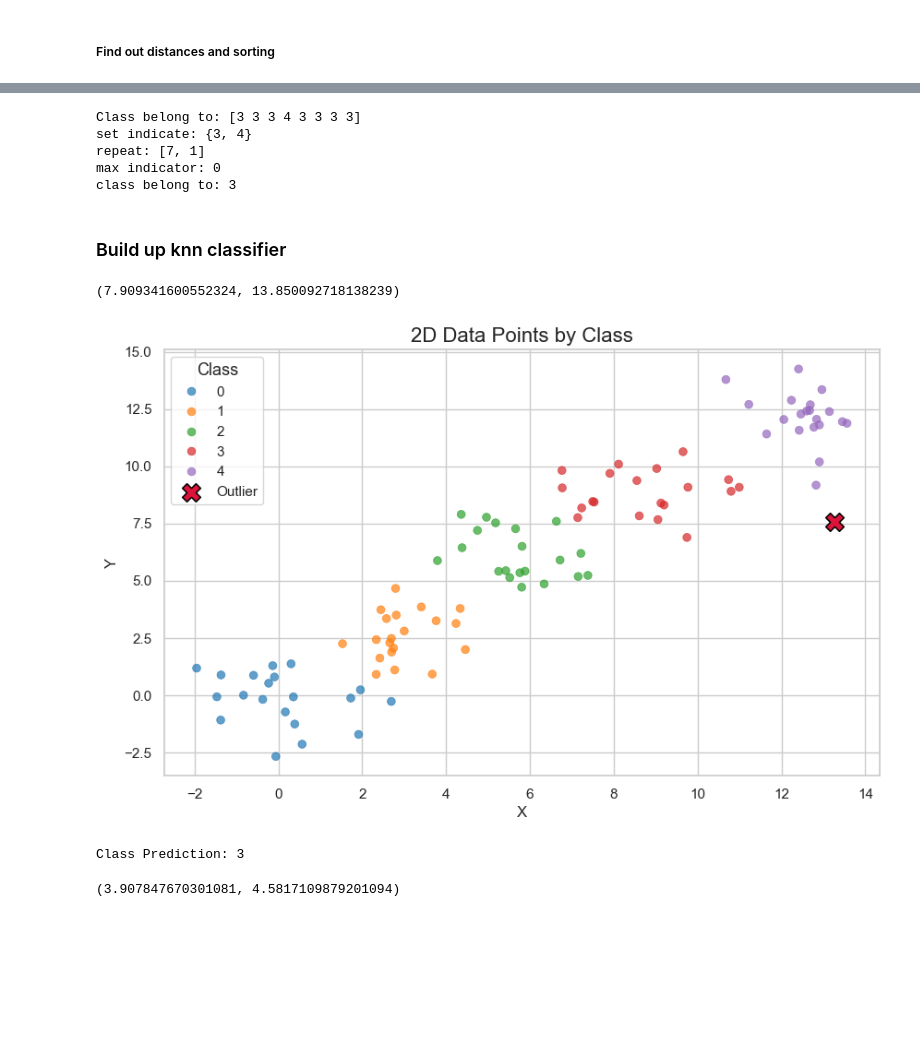
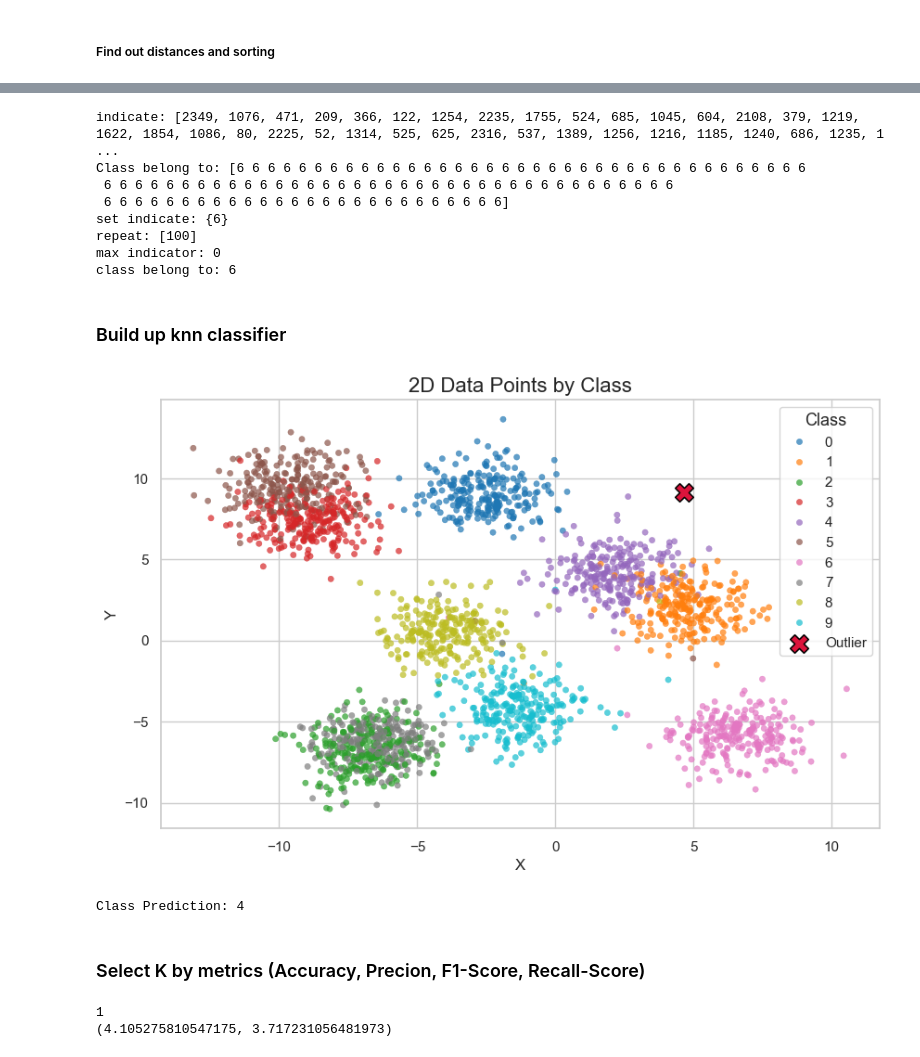
Before and after one commit to VayneMai020301/AIO-2024-Summarize, a Jupyter notebook: Module/module_3/week1/knn/knn_alogorithm.ipynb, the cells around one changed output, grey strips where cells are left out. Drawn from its saved outputs; the diff is of its cells as text; code cells hidden in the pictures; blank space fills up the shorter version.

```diff
--- a/Module/module_3/week1/knn/knn_alogorithm.ipynb
+++ b/Module/module_3/week1/knn/knn_alogorithm.ipynb
@@ -118,7 +124,7 @@ point_x: 10.01416430301394 | point_y: -2.3230492885366476
 # %% [markdown]
 ##### Find out distances and sorting
 # %%
-distance_matrix = np.sqrt((x_point-p_sample_x)**2 + (p_sample_y-p_sample_y))
+distance_matrix = np.sqrt((x_point - p_sample_x)**2 + (y_point - p_sample_y)**2)
 distance_matrix_sorted = np.sort(distance_matrix)
-distance_matrix_sorted
+distance_matrix_sorted[0:10]
 # %% [output]
@@ -145,21 +133,24 @@ array([ 0.24528056,  0.26942459,  0.36276598,  0.65997895,  0.72302382,
 # %%
-k_indice = [np.where(distance_matrix == element)[0][0] for element in distance_matrix_sorted[0:8]]
-k_indice
-print(f'Class belong to: {class_point[k_indice]}')
+k_indicate = [np.where(distance_matrix == element)[0][0] for element in distance_matrix_sorted[0:100]]
+print(f'indicate: {k_indicate}')
+print(f'Class belong to: {class_point[k_indicate]}')
 
-set_indice = set(class_point[k_indice])
+set_indice = set(class_point[k_indicate])
 print(f'set indicate: {set_indice}')
-repeat = [list(class_point[k_indice]).count(x) for x in set_indice]
+repeat = [list(class_point[k_indicate]).count(x) for x in set_indice]
 print(f'repeat: {repeat}')
 indice_max = np.array(repeat).argmax()
 print(f'max indicator: {indice_max}')
 print(f'class belong to: {(list(set_indice))[indice_max]}')
 # %% [output]
-Class belong to: [3 3 3 4 3 3 3 3]
-set indicate: {3, 4}
-repeat: [7, 1]
+indicate: [2349, 1076, 471, 209, 366, 122, 1254, 2235, 1755, 524, 685, 1045, 604, 2108, 379, 1219, 1622, 1854, 1086, 80, 2225, 52, 1314, 525, 625, 2316, 537, 1389, 1256, 1216, 1185, 1240, 686, 1235, 1 ...
+Class belong to: [6 6 6 6 6 6 6 6 6 6 6 6 6 6 6 6 6 6 6 6 6 6 6 6 6 6 6 6 6 6 6 6 6 6 6 6 6
+ 6 6 6 6 6 6 6 6 6 6 6 6 6 6 6 6 6 6 6 6 6 6 6 6 6 6 6 6 6 6 6 6 6 6 6 6 6
+ 6 6 6 6 6 6 6 6 6 6 6 6 6 6 6 6 6 6 6 6 6 6 6 6 6 6]
+set indicate: {6}
+repeat: [100]
 max indicator: 0
-class belong to: 3
+class belong to: 6
 # %% [markdown]
 ### Build up knn classifier
 # %%
@@ -173,10 +164,7 @@ class knn_classifier:
     * Return class with highest probability
 
     """
-    def __init__(self,
-                df:pd.DataFrame,
-                distance = "euclidean" ,
-                k  = 5):
+    def __init__(self,  df:pd.DataFrame,   distance = "euclidean" , k  = 5):
 
         self.k = k
         self.df = df
@@ -185,6 +173,7 @@ class knn_classifier:
         self.y_point = df.to_numpy()[:, 1]
         self.class_point = df.to_numpy()[:, 2].astype(np.uint8)
         self.distance = distance
+
     def __visualize (self,point_sample):
 
         outlier_df = pd.DataFrame({'x': [point_sample[0]], 'y': [point_sample[1]], 'class': ['outlier']})
@@ -192,7 +181,7 @@ class knn_classifier:
         df_combined = pd.concat([self.df, outlier_df], ignore_index=True)
         plt.figure(figsize=(10, 6))
         sns.set(style="whitegrid")
-        plot = sns.scatterplot(data=df, x='x', y='y', hue='class', palette='tab10', s=40, alpha=0.7, edgecolor=None)
+        plot = sns.scatterplot(data=df, x='x', y='y', hue='class', palette='tab10', s=20, alpha=0.7, edgecolor=None)
         plot = sns.scatterplot(data=df_combined[df_combined['class'] == 'outlier'], x='x', y='y', color='crimson', s=200,
                         marker='X', label='Outlier', edgecolor='black')
 
@@ -204,11 +193,11 @@ class knn_classifier:
         plt.savefig('knn.png', dpi=300, bbox_inches='tight', pad_inches=0.1)
         plt.show()
 
-    def __eucliean_distance(self,x:np.array, y:np.array,
+    def __euclieanDis(self,x:np.array, y:np.array,
                             x_sample:float, y_sample:float) -> np.array:
         return np.sqrt((x-x_sample)**2 + (y-y_sample)**2)
 
-    def __manhattan_distance(self,x:np.array, y:np.array,
+    def __manhattanDis(self,x:np.array, y:np.array,
                             x_sample:float, y_sample:float) -> np.array:
 
         return np.abs((x - x_sample) + (y-y_sample))
@@ -232,11 +221,10 @@ class knn_classifier:
             self.__visualize(point_sample)
 
         if self.distance == "euclidean":
-            distance_matrix = self.__eucliean_distance(self.x_point, self.y_point,
+            distance_matrix = self.__euclieanDis(self.x_point, self.y_point,
                                                     point_sample[0],point_sample[1])
-
         elif self.distance == "manhattan":
-            distance_matrix = self.__manhattan_distance(self.x_point, self.y_point,
+            distance_matrix = self.__manhattanDis(self.x_point, self.y_point,
                                                     point_sample[0],point_sample[1])
 
         distance_matrix_sorted = np.sort(distance_matrix)
@@ -249,16 +237,21 @@ class knn_classifier:
 
         return (list(set_indice))[indice_max]
 # %%
-#np.random.seed(42)
-knn =  knn_classifier(create_data_point(), "euclidean", k=10)
-print(create_sample(df))
-predict_class = knn.predict(create_sample(df),visualize=True)
+knn =  knn_classifier(df, "euclidean", k= 90)
+predict_class = knn.predict(create_outlier(min_x=df['x'].min(),
+                                           max_x=df['x'].max(),
+                                           min_y=df['y'].min(),
+                                           max_y=df['y'].max(),seed=None),visualize=True)
 print(f'Class Prediction: {predict_class}')
 # %% [output]
+[figure, new version]
-(7.909341600552324, 13.850092718138239)
+Class Prediction: 4
-[figure, old version]
-Class Prediction: 3
-# %%
-create_sample(df)
-# %% [output]
-(3.907847670301081, 4.5817109879201094)
+# %% [markdown]
+### Select K by metrics (Accuracy, Precion, F1-Score, Recall-Score)
+# %%
+y_true = df_test.to_numpy().astype(np.int8)[:,2]
+print(y_true[0])
+print((df_test.loc[0,'x'],df_test.loc[0,'y']))
+# %% [output]
+1
+(4.105275810547175, 3.717231056481973)
```
Also changed, not shown: parts of 19 cells of this notebook, 2 other files.
